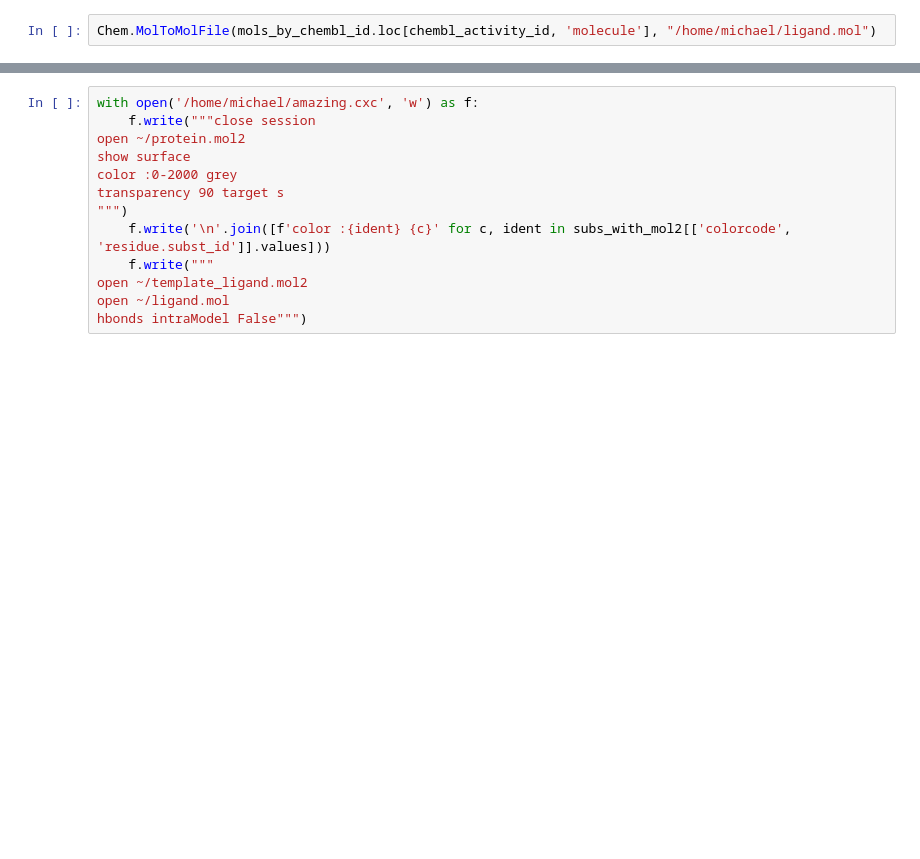
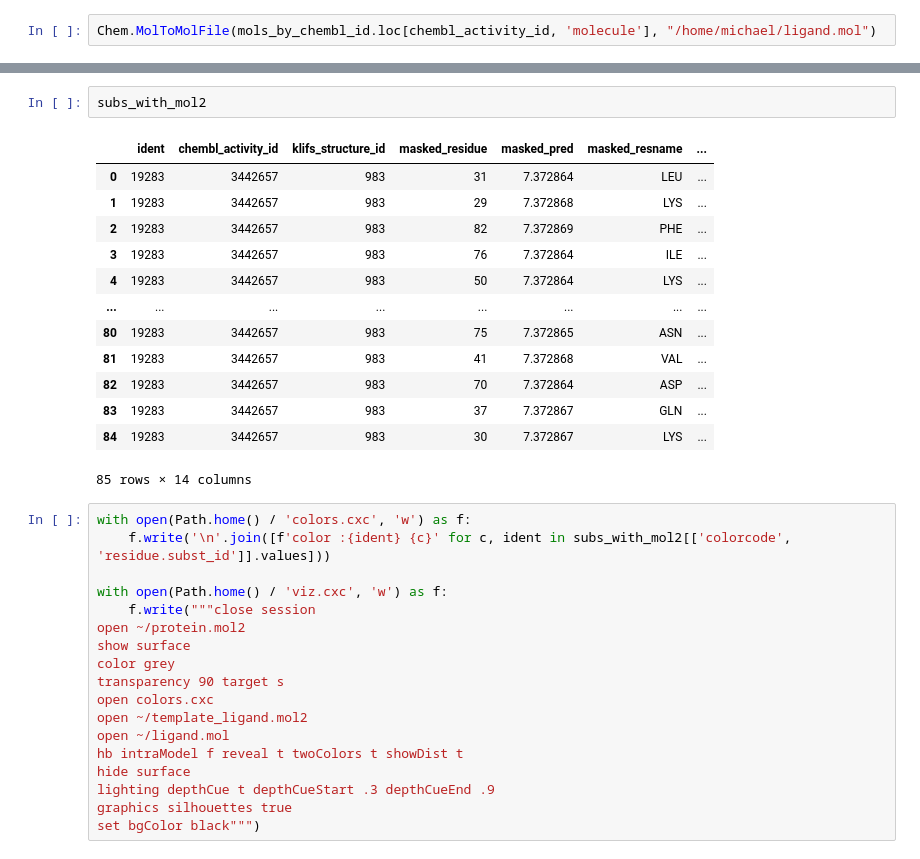
Before and after one commit to volkamerlab/kinodata-3D-affinity-prediction, a Jupyter notebook: scripts/residue_attr_chimerax.ipynb, the cells around one changed output, grey strips where cells are left out. Cells and saved outputs as stored; diff of their text form; blank space fills up the shorter version.

```diff
--- a/scripts/residue_attr_chimerax.ipynb
+++ b/scripts/residue_attr_chimerax.ipynb
@@ -345,15 +343,36 @@ mols_by_chembl_id.loc[chembl_activity_id, 'molecule']
 | activities.standard_units | nM |
 | Property list truncated. Increase... |  |
+# %%
+subs_with_mol2
+# %% [output]
+|  | ident | chembl_activity_id | klifs_structure_id | masked_residue | masked_pred | masked_resname | ... |
+| 0 | 19283 | 3442657 | 983 | 31 | 7.372864 | LEU | ... |
+| 1 | 19283 | 3442657 | 983 | 29 | 7.372868 | LYS | ... |
+| 2 | 19283 | 3442657 | 983 | 82 | 7.372869 | PHE | ... |
+| 3 | 19283 | 3442657 | 983 | 76 | 7.372864 | ILE | ... |
+| 4 | 19283 | 3442657 | 983 | 50 | 7.372864 | LYS | ... |
+| ... | ... | ... | ... | ... | ... | ... | ... |
+| 80 | 19283 | 3442657 | 983 | 75 | 7.372865 | ASN | ... |
+| 81 | 19283 | 3442657 | 983 | 41 | 7.372868 | VAL | ... |
+| 82 | 19283 | 3442657 | 983 | 70 | 7.372864 | ASP | ... |
+| 83 | 19283 | 3442657 | 983 | 37 | 7.372867 | GLN | ... |
+| 84 | 19283 | 3442657 | 983 | 30 | 7.372867 | LYS | ... |
+85 rows × 14 columns
 # %%
-with open('/home/michael/amazing.cxc', 'w') as f:
+with open(Path.home() / 'colors.cxc', 'w') as f:
+    f.write('\n'.join([f'color :{ident} {c}' for c, ident in subs_with_mol2[['colorcode', 'residue.subst_id']].values]))
+
+with open(Path.home() / 'viz.cxc', 'w') as f:
     f.write("""close session
 open ~/protein.mol2
 show surface
-color :0-2000 grey
+color grey
 transparency 90 target s
-""")
-    f.write('\n'.join([f'color :{ident} {c}' for c, ident in subs_with_mol2[['colorcode', 'residue.subst_id']].values]))
-    f.write("""
+open colors.cxc
 open ~/template_ligand.mol2
 open ~/ligand.mol
-hbonds intraModel False""")
+hb intraModel f reveal t twoColors t showDist t
+hide surface
+lighting depthCue t depthCueStart .3 depthCueEnd .9
+graphics silhouettes true
+set bgColor black""")
```
Also changed, not shown: parts of 9 cells of this notebook.
